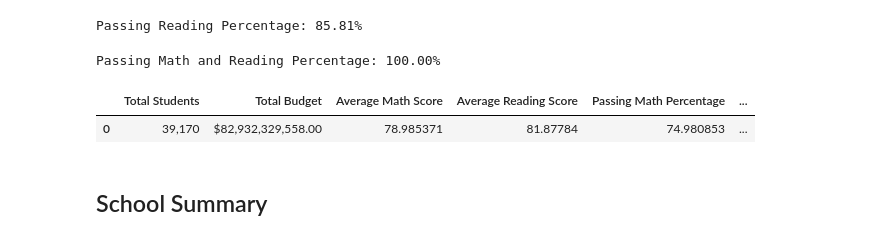
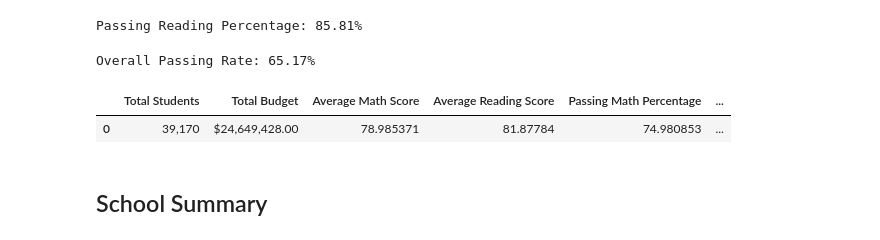
Before and after one commit to zlnyldz/pandas_challange, a Jupyter notebook: PyCitySchools_starter.ipynb, the cells around one changed output. Saved outputs shown, nothing was run; the diff lists cells and outputs as text; code cells hidden in the pictures.

```diff
--- a/PyCitySchools_starter.ipynb2.ipynb
+++ b/PyCitySchools_starter.ipynb
@@ -106,51 +89,53 @@ print(f"Passing Reading Percentage: {passing_reading_percentage:.2f}%")
 # %% [output]
 Passing Reading Percentage: 85.81%
 # %%
-# Calculate the number of students who passed both math and reading
-passing_math_reading_count = school_data_complete[school_data_complete["math_score"] >= 70 & (school_data_complete["reading_score"] >= 70)].count()["student_name"]
+# Use the following to calculate the percentage of students that passed math and reading
+# Calculate the number of students who passed both math and reading (scores >= 70)
+passing_math_reading_count = school_data_complete[
+    (school_data_complete["math_score"] >= 70) &
+    (school_data_complete["reading_score"] >= 70)
+].count()["student_name"]
 
-# Calculate the total number of students
-student_count = school_data_complete["student_name"].count()
-
-# Calculate the percentage of students that passed both math and reading
-overall_passing_rate = (passing_math_reading_count / float(student_count)) * 100
+# Calculate the overall passing rate (math and reading)
+overall_passing_rate = passing_math_reading_count / float(student_count) * 100
 
 # Display the result
-print(f"Passing Math and Reading Percentage: {overall_passing_rate:.2f}%")
+print(f"Overall Passing Rate: {overall_passing_rate:.2f}%")
 # %% [output]
-Passing Math and Reading Percentage: 100.00%
+Overall Passing Rate: 65.17%
 # %%
 # Create a high-level snapshot of the district's key metrics in a DataFrame
+
 total_students = school_data_complete["Student ID"].nunique()
-total_budget = school_data_complete["budget"].sum()
+total_budget = school_data["budget"].sum()
 average_math_score = school_data_complete["math_score"].mean()
 average_reading_score = school_data_complete["reading_score"].mean()
 
 # Reuse previously calculated percentages
 passing_math_percentage = passing_math_count / float(total_students) * 100
-passing_reading_percentage = (passing_reading_count / float(total_students)) * 100
-overall_passing_rate = (passing_math_reading_count / float(total_students)) * 100
+passing_reading_percentage = passing_reading_count / float(total_students) * 100
+overall_passing_rate = passing_math_reading_count / float(total_students) * 100
 
 # Create the district summary DataFrame
 district_summary = pd.DataFrame({
     "Total Students": [total_students],
     "Total Budget": [total_budget],
     "Average Math Score": [average_math_score],
     "Average Reading Score": [average_reading_score],
     "Passing Math Percentage": [passing_math_percentage],
     "Passing Reading Percentage": [passing_reading_percentage],
     "Overall Passing Rate": [overall_passing_rate]
 })
 
 # Formatting
 district_summary["Total Students"] = district_summary["Total Students"].map("{:,}".format)
 district_summary["Total Budget"] = district_summary["Total Budget"].map("${:,.2f}".format)
 
 # Display the DataFrame
 district_summary
 # %% [output]
 |  | Total Students | Total Budget | Average Math Score | Average Reading Score | Passing Math Percentage | ... |
-| 0 | 39,170 | $82,932,329,558.00 | 78.985371 | 81.87784 | 74.980853 | ... |
+| 0 | 39,170 | $24,649,428.00 | 78.985371 | 81.87784 | 74.980853 | ... |
 # %% [markdown]
 ## School Summary
 # %%
```
Also changed, not shown: parts of 31 cells of this notebook, 3 other files.
